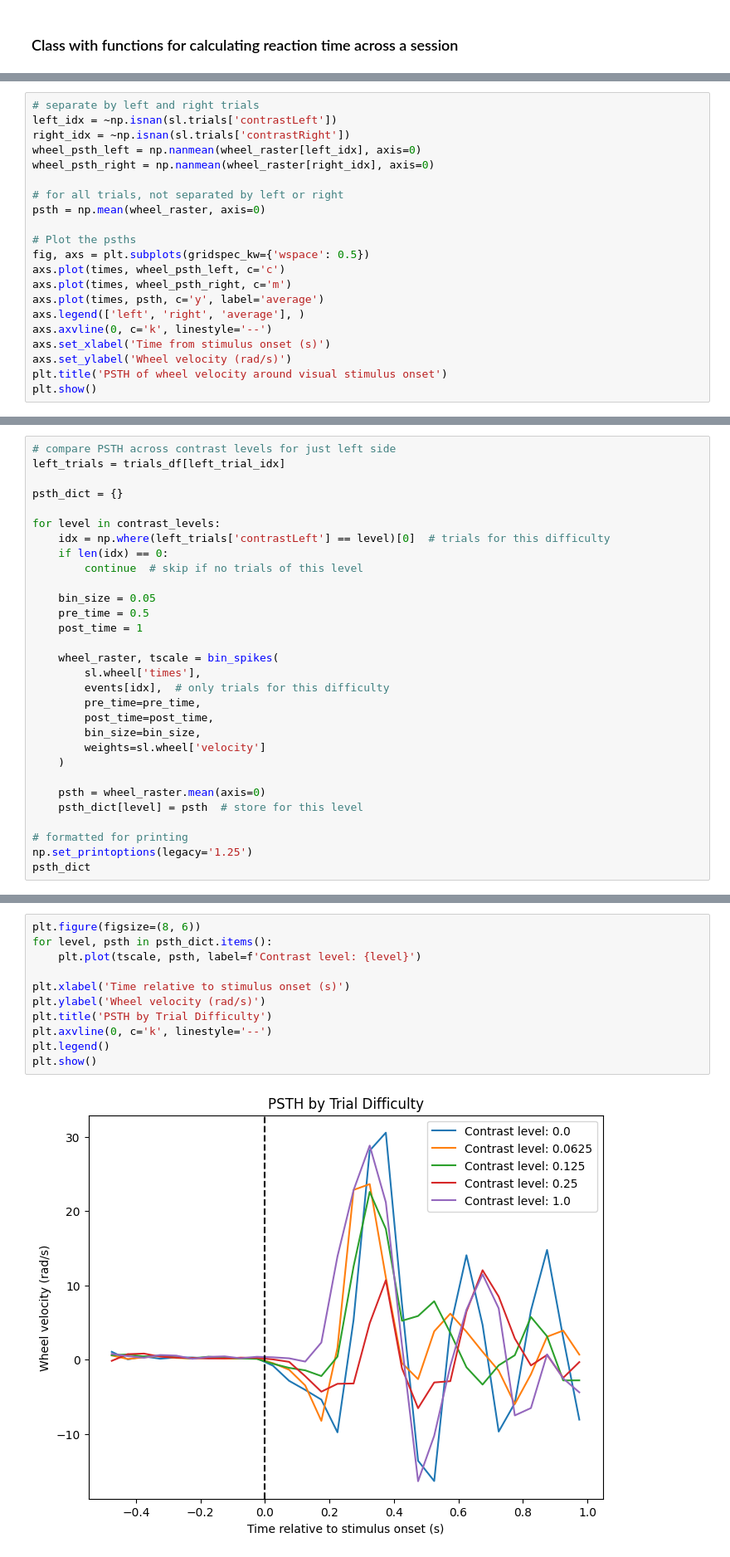
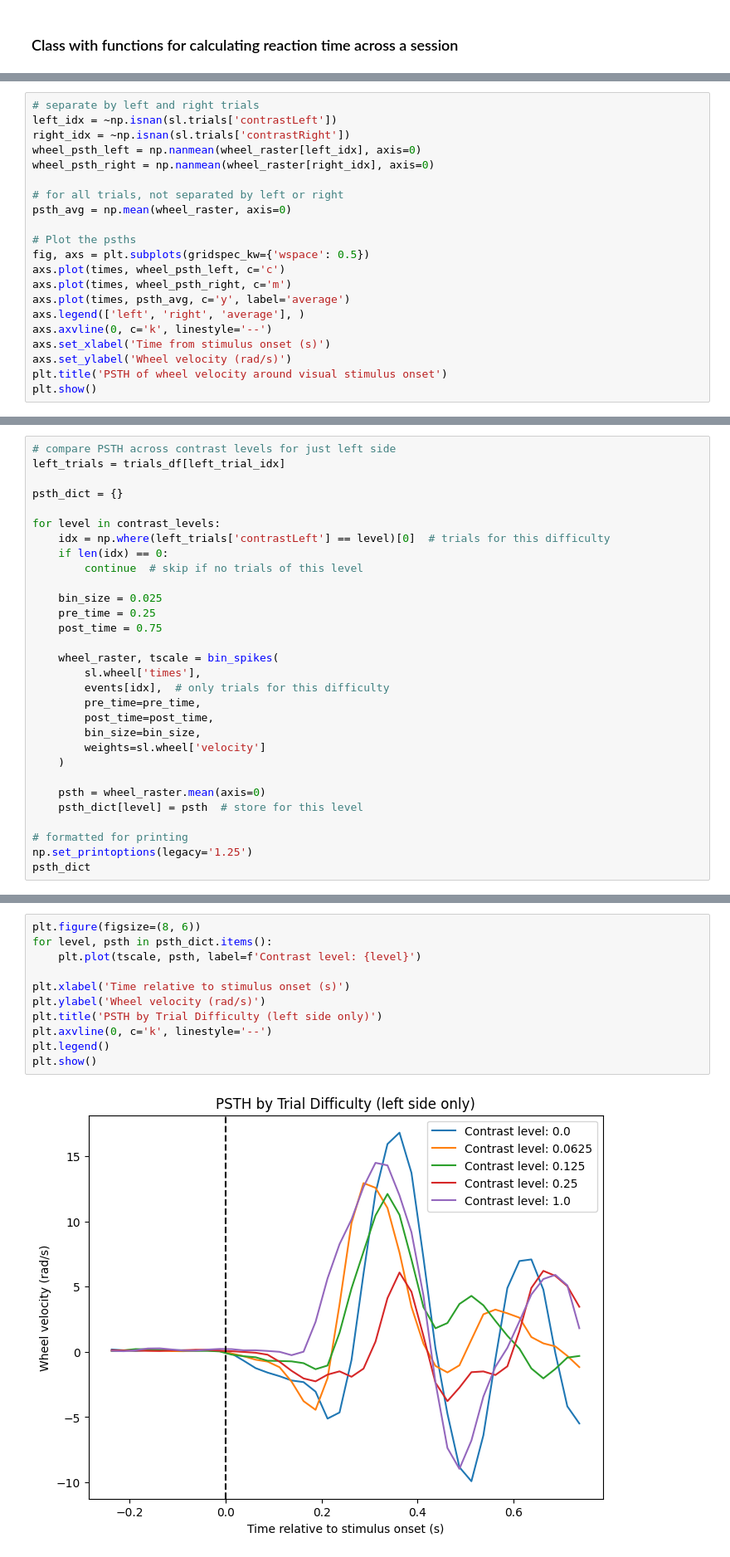
Before and after one commit to davcrom/ibl_neuromodulators, a Jupyter notebook: 02_serotonin_rpe.ipynb, the cells around one changed output, grey strips where cells are left out. Shown: that part at 83% size. Saved outputs shown, nothing was run; the diff lists cells and outputs as text.

```diff
--- a/02_serotonin_rpe.ipynb
+++ b/02_serotonin_rpe.ipynb
@@ -400,13 +291,13 @@ wheel_psth_left = np.nanmean(wheel_raster[left_idx], axis=0)
 wheel_psth_right = np.nanmean(wheel_raster[right_idx], axis=0)
 
 # for all trials, not separated by left or right
-psth = np.mean(wheel_raster, axis=0)
+psth_avg = np.mean(wheel_raster, axis=0)
 
 # Plot the psths
 fig, axs = plt.subplots(gridspec_kw={'wspace': 0.5})
 axs.plot(times, wheel_psth_left, c='c')
 axs.plot(times, wheel_psth_right, c='m')
-axs.plot(times, psth, c='y', label='average')
+axs.plot(times, psth_avg, c='y', label='average')
 axs.legend(['left', 'right', 'average'], )
 axs.axvline(0, c='k', linestyle='--')
 axs.set_xlabel('Time from stimulus onset (s)')
@@ -426,9 +317,9 @@ for level in contrast_levels:
     if len(idx) == 0:
         continue  # skip if no trials of this level
 
-    bin_size = 0.05
-    pre_time = 0.5
-    post_time = 1
+    bin_size = 0.025
+    pre_time = 0.25
+    post_time = 0.75
 
     wheel_raster, tscale = bin_spikes(
         sl.wheel['times'],
@@ -466,13 +357,13 @@ psth_dict
 # %%
 plt.figure(figsize=(8, 6))
 for level, psth in psth_dict.items():
     plt.plot(tscale, psth, label=f'Contrast level: {level}')
 
 plt.xlabel('Time relative to stimulus onset (s)')
 plt.ylabel('Wheel velocity (rad/s)')
-plt.title('PSTH by Trial Difficulty')
+plt.title('PSTH by Trial Difficulty (left side only)')
 plt.axvline(0, c='k', linestyle='--')
 plt.legend()
 plt.show()
 # %% [output]
-[figure, old version]
+[figure, new version]
```
Also changed, not shown: parts of 14 cells of this notebook.
